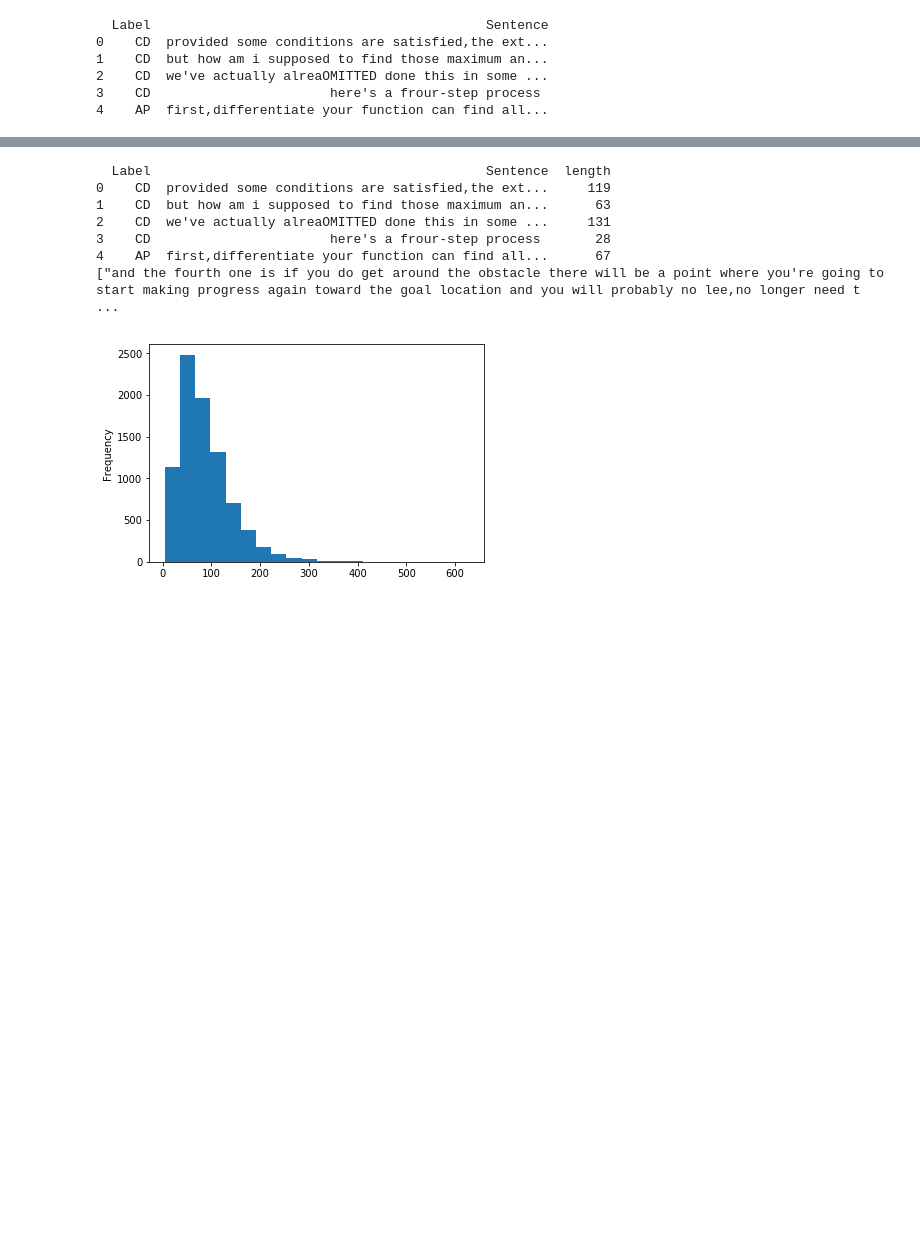
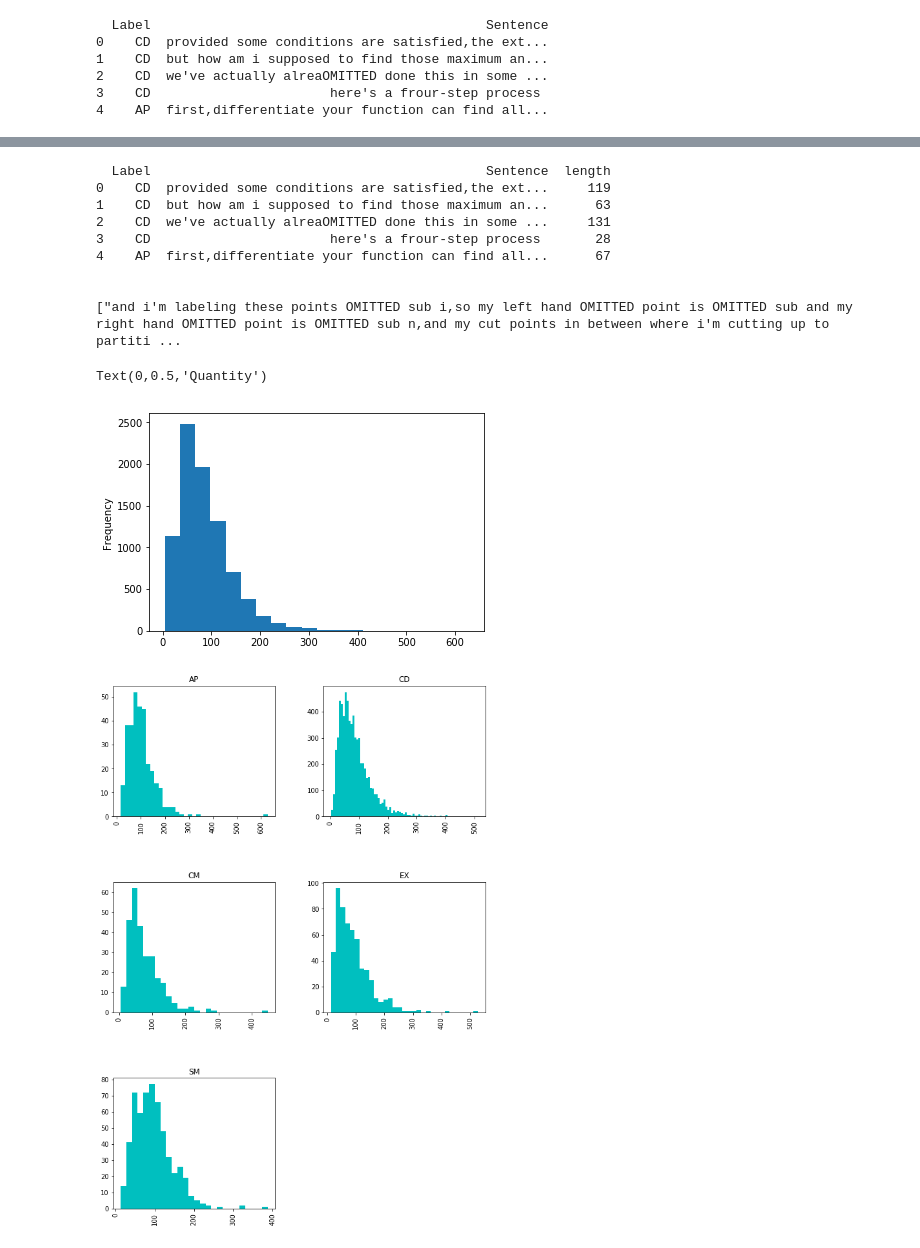
Before and after one commit to adimitrova/Thesis, a Jupyter notebook: Python Scripts/Classifying and stats.ipynb, the cells around one changed output, grey strips where cells are left out. Saved outputs shown, nothing was run; the diff lists cells and outputs as text; code cells hidden in the pictures; blank space fills up the shorter version.

```diff
--- a/Python Scripts/Classifying and stats.ipynb
+++ b/Python Scripts/Classifying and stats.ipynb
@@ -75,18 +71,26 @@ sentences.groupby('Label').describe()
 # %%
 sentences['length'] = sentences['Sentence'].map(lambda text: len(text))
 print(sentences.head())
 
 sentences.length.plot(bins=20, kind='hist')
 
+print("\n")
 sentences.length.describe()
+print(list(sentences.Sentence[sentences.length > 500]))
 
-print(list(sentences.Sentence[sentences.length > 600]))
+sentences.hist(column='length', by='Label', bins='auto',figsize=(10, 15), color="c")
+plt.xlabel('Length')
+plt.ylabel('Quantity')
 # %% [output]
   Label                                           Sentence  length
 0    CD  provided some conditions are satisfied,the ext...     119
 1    CD  but how am i supposed to find those maximum an...      63
 2    CD  we've actually alreaOMITTED done this in some ...     131
 3    CD                       here's a frour-step process       28
 4    AP  first,differentiate your function can find all...      67
-["and the fourth one is if you do get around the obstacle there will be a point where you're going to start making progress again toward the goal location and you will probably no lee,no longer need t ...
+
+
+["and i'm labeling these points OMITTED sub i,so my left hand OMITTED point is OMITTED sub and my right hand OMITTED point is OMITTED sub n,and my cut points in between where i'm cutting up to partiti ...
+Text(0,0.5,'Quantity')
 [figure]
+[figure, added]
```
Also changed, not shown: parts of 11 cells of this notebook.
